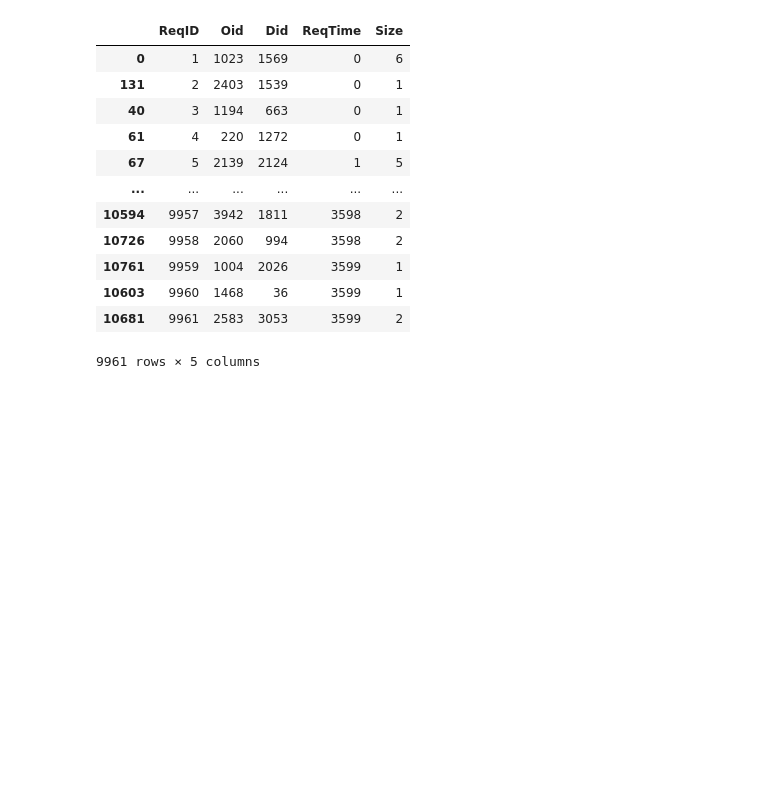
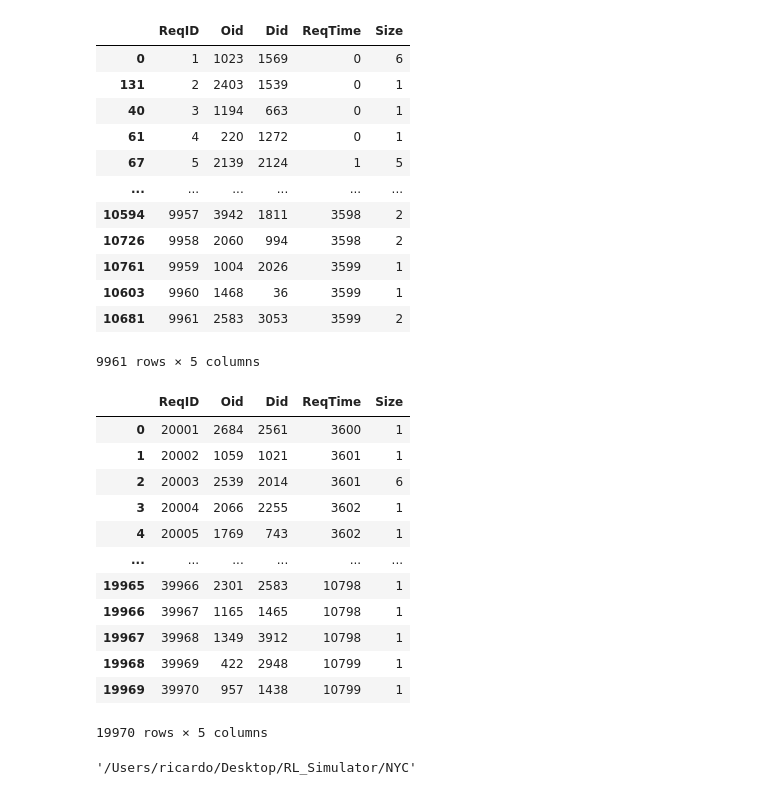
Before and after one commit to ricardo3709/RL_Simulator, a Jupyter notebook: NYC/data_preparation.ipynb, the cells around one changed output. Saved outputs shown, nothing was run; the diff lists cells and outputs as text; code cells hidden in the pictures; blank space fills up the shorter version.

```diff
--- a/NYC/data_preparation.ipynb
+++ b/NYC/data_preparation.ipynb
@@ -434,3 +435,30 @@ req_matrix
 # %%
 # save as csv
 req_matrix.to_csv(BASEDIR + '/' + 'NYC_Manhattan_Requests.csv', index=False)
+# %%
+import pandas as pd
+current_sim_time = 3600
+last_req_ID = 20000
+with open('NYC_Andres_data/NYC_Manhattan_Requests_day1.csv', 'r') as f:
+    temp_req_matrix = pd.read_csv(f)
+temp_req_matrix['ReqTime'] += current_sim_time
+temp_req_matrix['ReqID'] += last_req_ID
+temp_req_matrix
+# %% [output]
+|  | ReqID | Oid | Did | ReqTime | Size |
+| 0 | 20001 | 2684 | 2561 | 3600 | 1 |
+| 1 | 20002 | 1059 | 1021 | 3601 | 1 |
+| 2 | 20003 | 2539 | 2014 | 3601 | 6 |
+| 3 | 20004 | 2066 | 2255 | 3602 | 1 |
+| 4 | 20005 | 1769 | 743 | 3602 | 1 |
+| ... | ... | ... | ... | ... | ... |
+| 19965 | 39966 | 2301 | 2583 | 10798 | 1 |
+| 19966 | 39967 | 1165 | 1465 | 10798 | 1 |
+| 19967 | 39968 | 1349 | 3912 | 10798 | 1 |
+| 19968 | 39969 | 422 | 2948 | 10799 | 1 |
+| 19969 | 39970 | 957 | 1438 | 10799 | 1 |
+19970 rows × 5 columns
+# %%
+BASEDIR
+# %% [output]
+'/Users/ricardo/Desktop/RL_Simulator/NYC'
```
Also changed, not shown: parts of 2 cells of this notebook, 2 other files.
